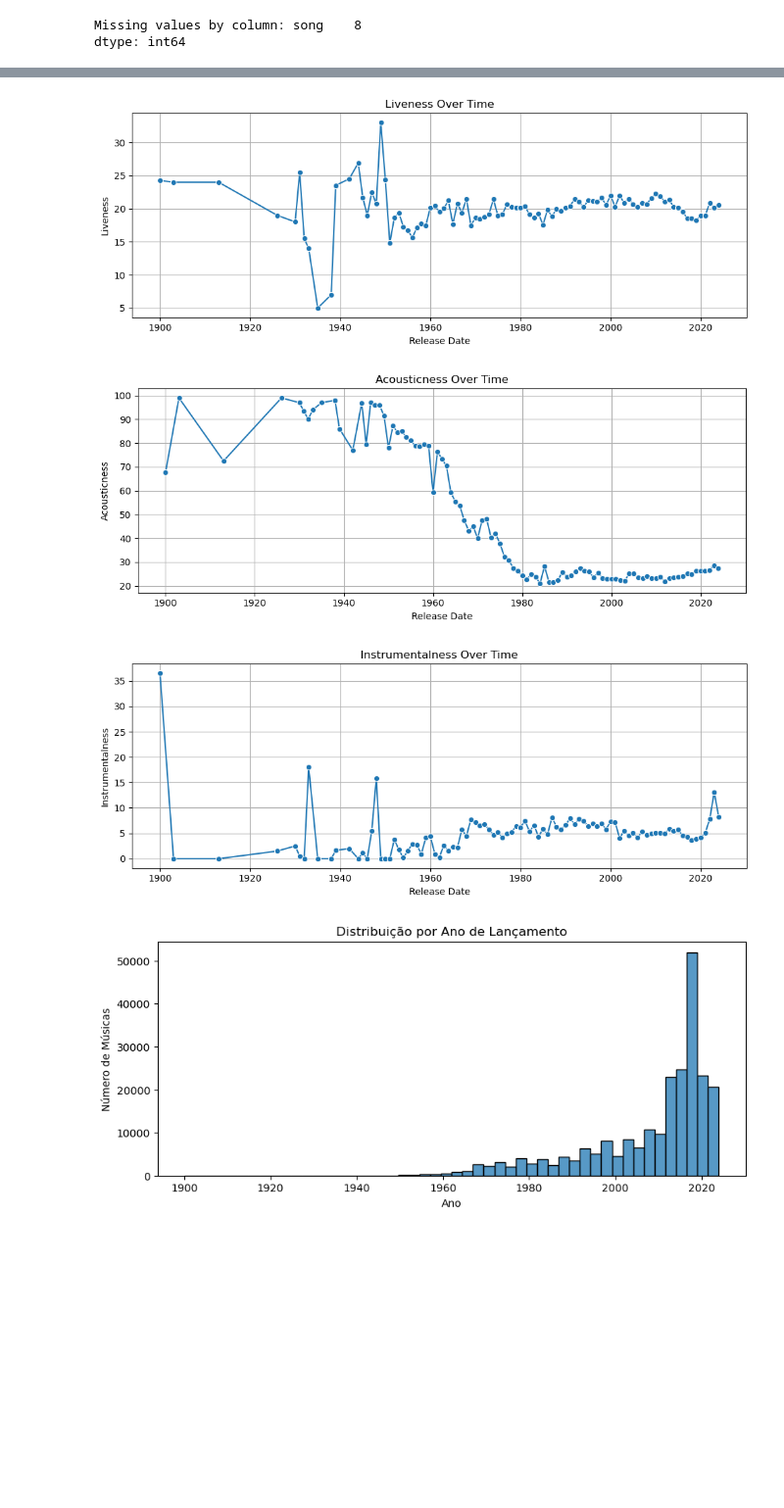
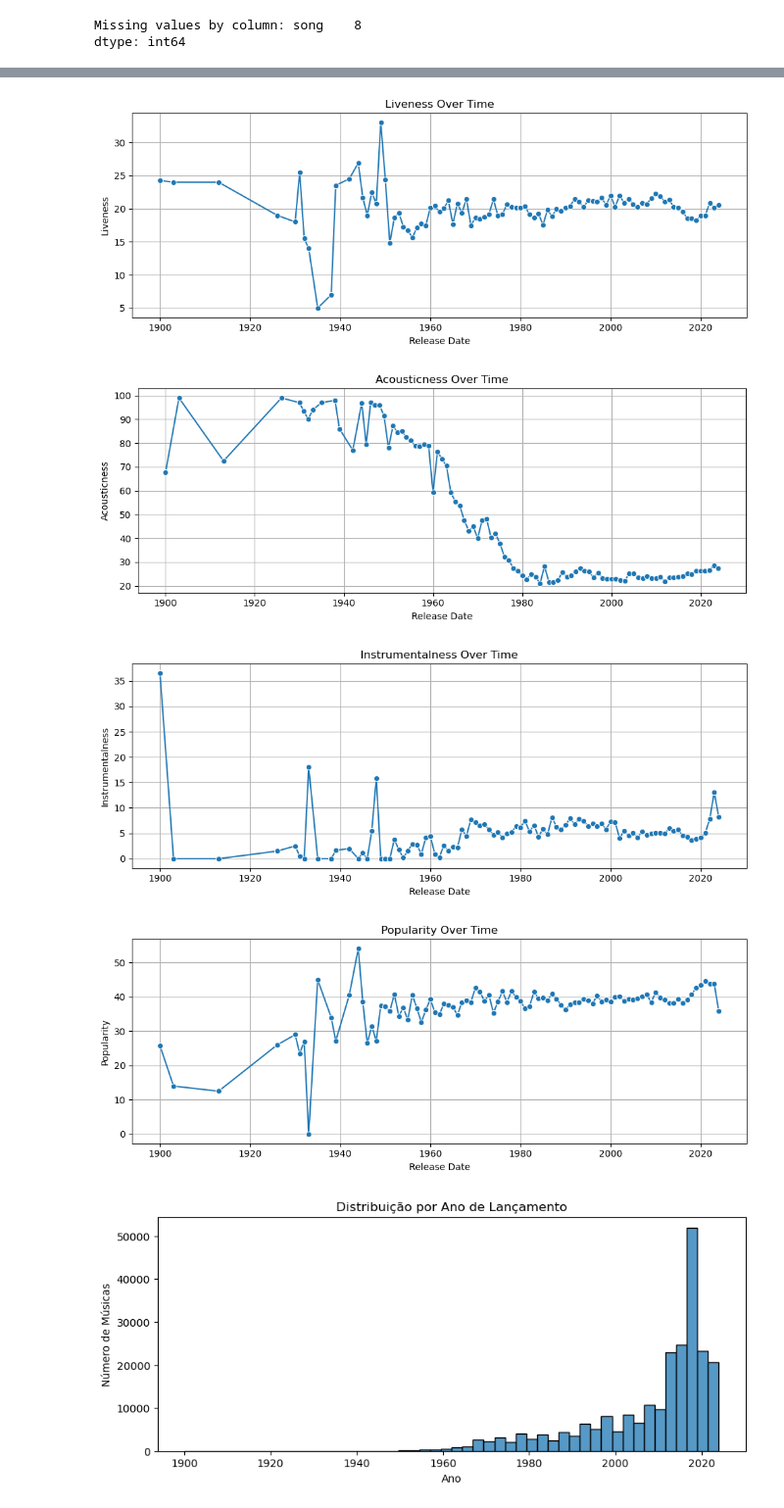
Before and after one commit to thaismarouelli/Data-Science-Project, a Jupyter notebook: Project Data Science/Spotify Project.ipynb, the cells around one changed output, grey strips where cells are left out. Shown at 98% size. Saved outputs shown, nothing was run; the diff lists cells and outputs as text; code cells hidden in the pictures; blank space fills up the shorter version.

```diff
--- a/Project Data Science/Spotify Project.ipynb
+++ b/Project Data Science/Spotify Project.ipynb
@@ -116,26 +92,27 @@ Name: Release Date, dtype: float64
 # %%
 yearly_trends = df.groupby('Release Date')[features].mean().reset_index()
 
 # 📊 Plot each feature over time
 for feature in features:
     plt.figure(figsize=(10, 4))
     sns.lineplot(data=yearly_trends, x='Release Date', y=feature, marker='o')
     plt.title(f'{feature} Over Time')
     plt.xlabel('Release Date')
-    plt.ylabel(feature)w<<
+    plt.ylabel(feature)
     plt.grid(True)
     plt.tight_layout()
     plt.show()
 # %% [output]
 [figure]
 [figure]
 [figure]
 [figure]
 [figure]
 [figure]
 [figure]
 [figure]
 [figure]
+[figure, added]
 # %%
 plt.figure(figsize=(10,4))
 sns.histplot(df['Release Date'], bins=50, kde=False)
```
Also changed, not shown: parts of 20 cells of this notebook.
